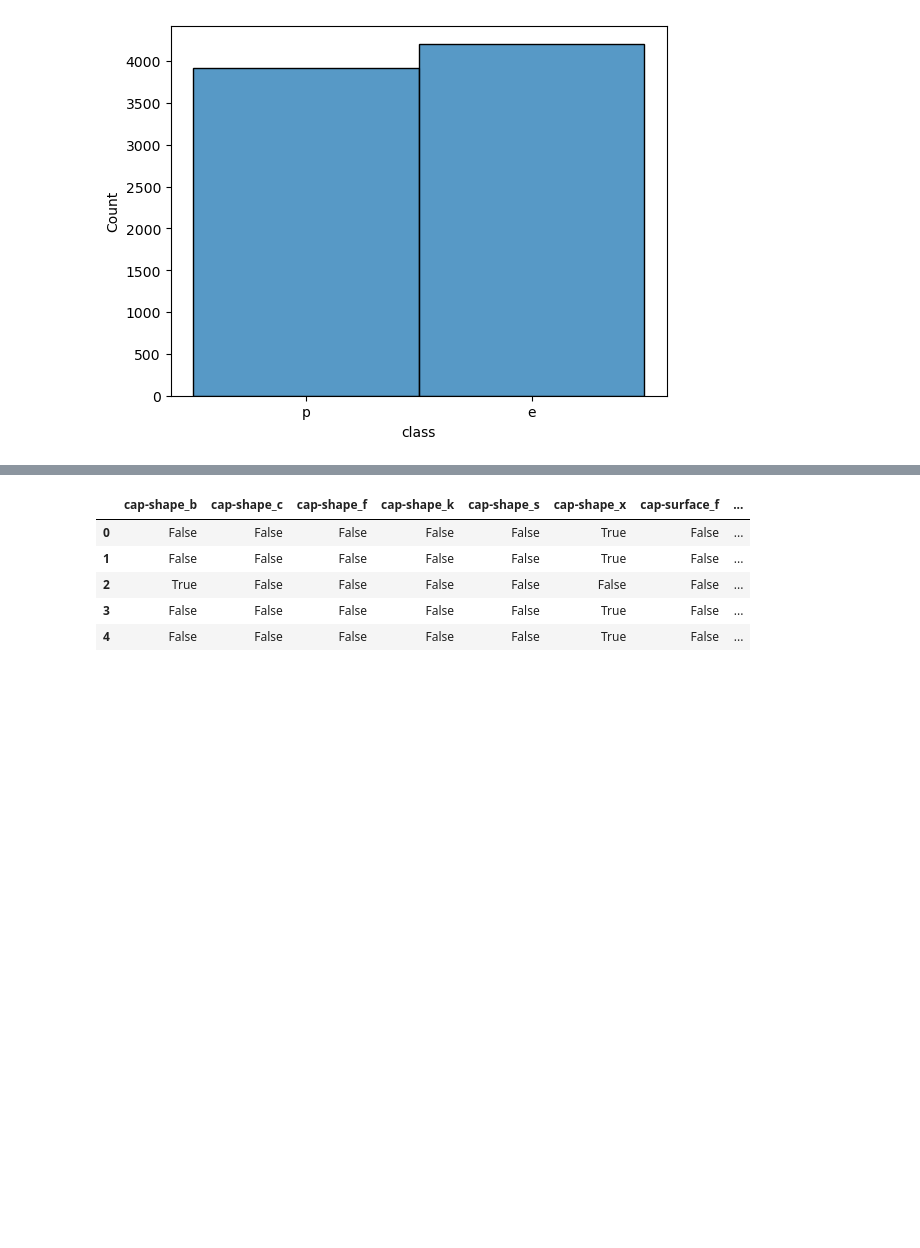
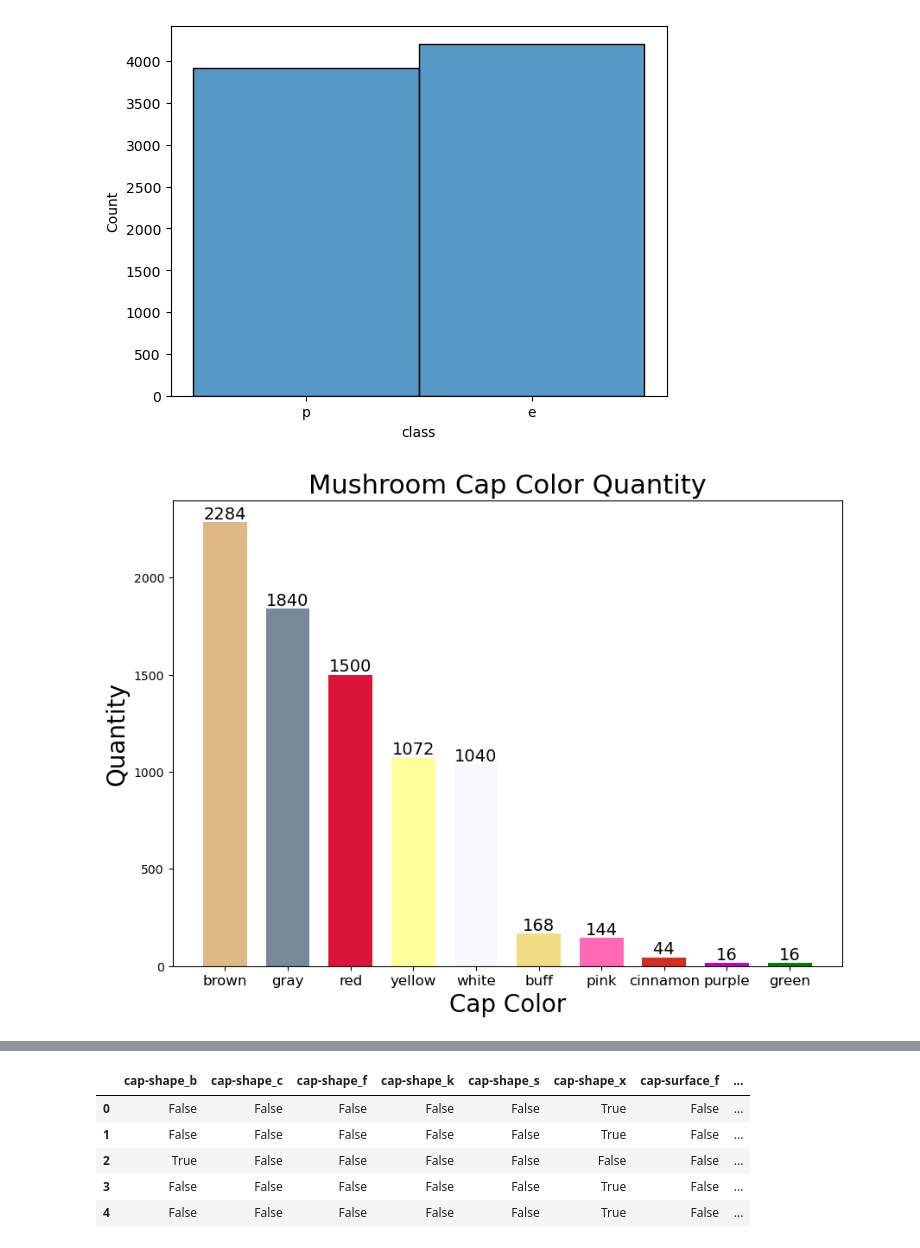
Before and after one commit to CookieDude96/mushrooms-dm, a Jupyter notebook: mushrooms.ipynb, the cells around one changed output, grey strips where cells are left out. Cells and saved outputs as stored; diff of their text form; code cells hidden in the pictures; blank space fills up the shorter version.

```diff
--- a/mushrooms.ipynb
+++ b/mushrooms.ipynb
@@ -100,3 +112,74 @@ e    4208
 p    3916
 Name: count, dtype: int64
 [figure]
+# %%
+# 'To visualize the number of mushrooms for each cap color categorize. We will build a bar chart'
+
+# Obtain total number of mushrooms for each 'cap-color' (Entire DataFrame)
+cap_colors = df["cap-color"].value_counts()
+m_height = cap_colors.values.tolist()  # Provides numerical values
+cap_colors.axes  # Provides row labels
+cap_color_labels = cap_colors.axes[0].tolist()  # Converts index object to list
+
+# =====PLOT Preparations and Plotting====#
+ind = np.arange(10)  # the x locations for the groups
+width = 0.7  # the width of the bars
+colors = [
+    "#DEB887",
+    "#778899",
+    "#DC143C",
+    "#FFFF99",
+    "#f8f8ff",
+    "#F0DC82",
+    "#FF69B4",
+    "#D22D1E",
+    "#C000C5",
+    "g",
+]
+# FFFFF0
+fig, ax = plt.subplots(figsize=(10, 7))
+mushroom_bars = ax.bar(ind, m_height, width, color=colors)
+
+# Add some text for labels, title and axes ticks
+ax.set_xlabel("Cap Color", fontsize=20)
+ax.set_ylabel("Quantity", fontsize=20)
+ax.set_title("Mushroom Cap Color Quantity", fontsize=22)
+ax.set_xticks(ind)  # Positioning on the x axis
+ax.set_xticklabels(
+    (
+        "brown",
+        "gray",
+        "red",
+        "yellow",
+        "white",
+        "buff",
+        "pink",
+        "cinnamon",
+        "purple",
+        "green",
+    ),
+    fontsize=12,
+)
+
+
+# Auto-labels the number of mushrooms for each bar color.
+def autolabel(rects, fontsize=14):
+    """
+    Attach a text label above each bar displaying its height
+    """
+    for rect in rects:
+        height = rect.get_height()
+        ax.text(
+            rect.get_x() + rect.get_width() / 2.0,
+            1 * height,
+            "%d" % int(height),
+            ha="center",
+            va="bottom",
+            fontsize=fontsize,
+        )
+
+
+autolabel(mushroom_bars)
+plt.show()  # Display bars.
+# %% [output]
+[figure, added]
```
Also changed, not shown: parts of 20 cells of this notebook.
